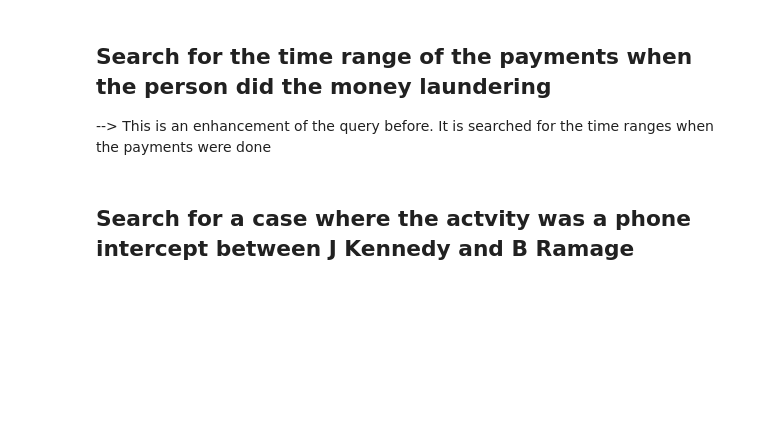
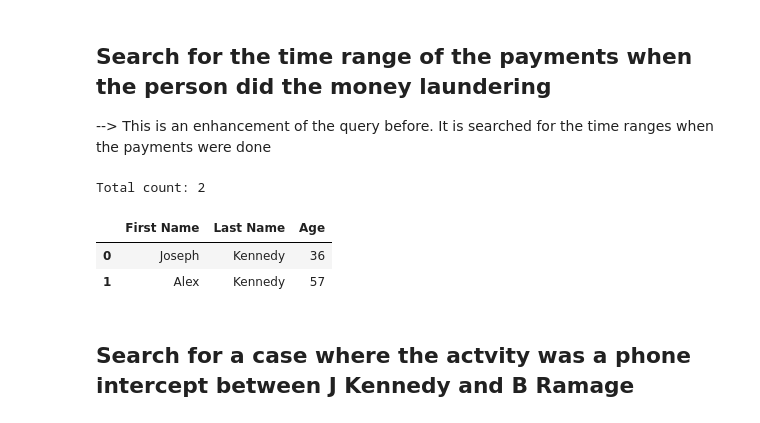
Before and after one commit to SAP-samples/hana-enterprise-search-engine, a Jupyter notebook: demo/examples/ir/notebooks/complex_relation_searches.ipynb, the cells around one changed output. Drawn from its saved outputs; the diff is of its cells as text; code cells hidden in the pictures; blank space fills up the shorter version.

```diff
--- a/demo/examples/ir/notebooks/complex_relation_searches.ipynb
+++ b/demo/examples/ir/notebooks/complex_relation_searches.ipynb
@@ -136,19 +192,24 @@ execute_search_query(so.dict(exclude_none=True))
 # %%
 so = esh.EshObject(
     count=True,
     # top=1,
     scope=['Person'],
     searchQueryFilter=esh.Expression(
         operator=esh.LogicalOperator.AND,
         items=[
             esh.Comparison(
                 property=esh.Property(
                     property=['relCases', 'cases', 'relLeads', 'lead', 'entityTime']),
-                operator=esh.ComparisonOperator.Search,
-                value=esh.StringValue(value='[2013-01-01 2019-12-12]'))  # String search with spaces and semi colons not possible
+                operator=esh.ComparisonOperator.BetweenCaseInsensitive,
+                value=esh.RangeValue(start='2013-01-01', end='2019-12-12'))  # String search with spaces and semi colons not possible
         ]))
 
 execute_search_query(so.dict(exclude_none=True))
+# %% [output]
+Total count: 2
+|  | First Name | Last Name | Age |
+| 0 | Joseph | Kennedy | 36 |
+| 1 | Alex | Kennedy | 57 |
 # %% [markdown]
 ## Search for a case where the actvity was a phone intercept between J Kennedy and B Ramage
 # %%
```
Also changed, not shown: parts of 11 cells of this notebook, 5 other files.
